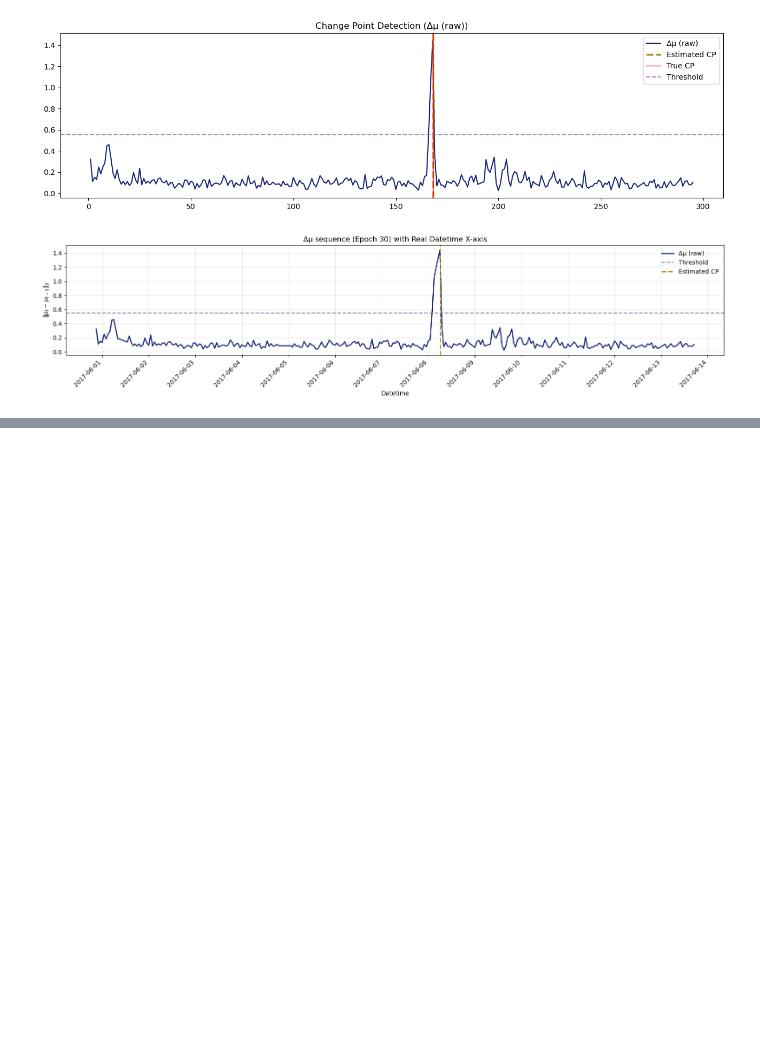
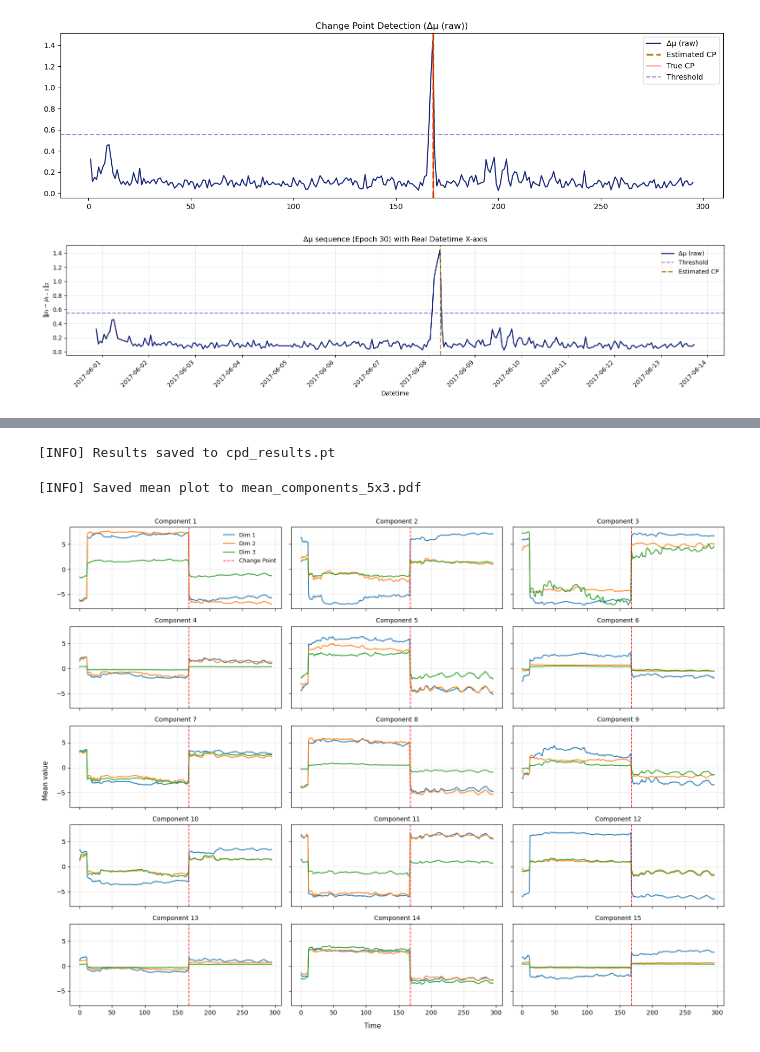
Before and after one commit to allenkei/CPD_FlowCytometry, a Jupyter notebook: sims_py/Applications.ipynb, the cells around one changed output, grey strips where cells are left out. Cells and saved outputs as stored; diff of their text form; code cells hidden in the pictures; blank space fills up the shorter version.

```diff
--- a/sims_py/Applications.ipynb
+++ b/sims_py/Applications.ipynb
@@ -355,0 +429,15 @@ est_CP
+# %%
+save_dict = {
+    "best_mu": best_mu.cpu(),                     # Tensor (T, d)
+    "best_model_state": best_model_state,         # state_dict (CPU)
+    "kurt_list": kurt_list,                       # list of float
+    "delta_mu_all": delta_mu_all,                 # list of np.array
+    "result": result,                             # tuple
+    "args": vars(args),                           # argparse -> dict
+}
+
+torch.save(save_dict, "cpd_results.pt")
+
+print("[INFO] Results saved to cpd_results.pt")
+# %% [output]
+[INFO] Results saved to cpd_results.pt
@@ -355,0 +506,9 @@ est_CP
+# %%
+plot_mean_5x3(
+    mean_t,
+    true_cps=args.true_CP_full,
+    savepath="mean_components_5x3.pdf"
+)
+# %% [output]
+[INFO] Saved mean plot to mean_components_5x3.pdf
+[figure, added]
```
Also changed, not shown: parts of 5 cells of this notebook, 11 other files.
